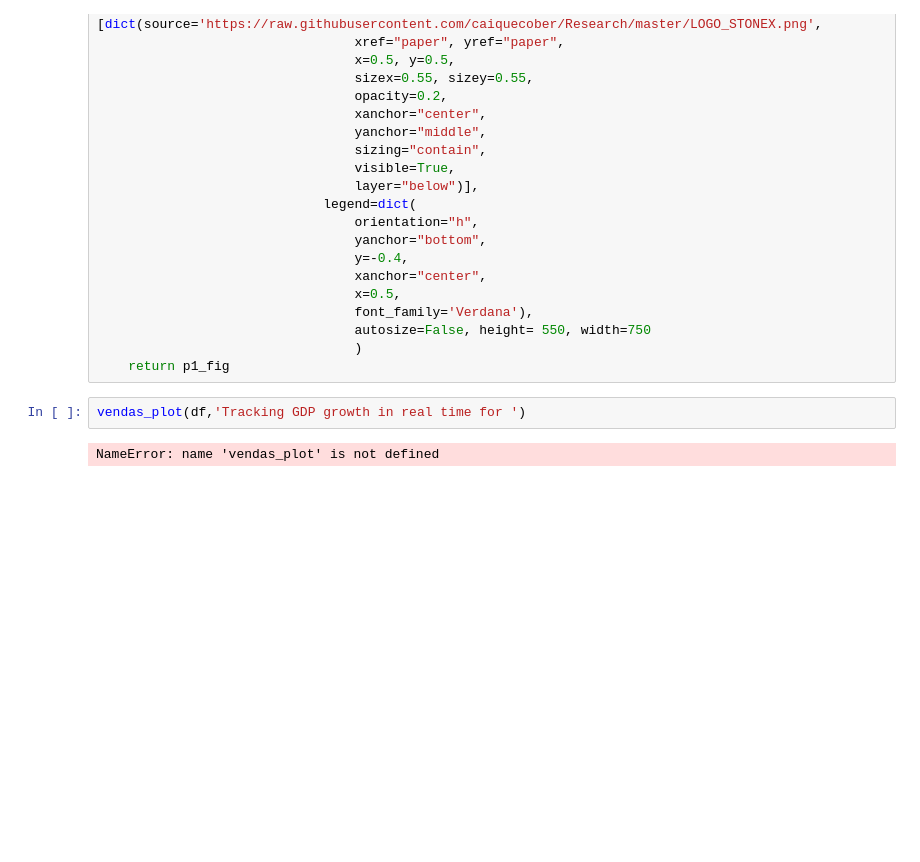
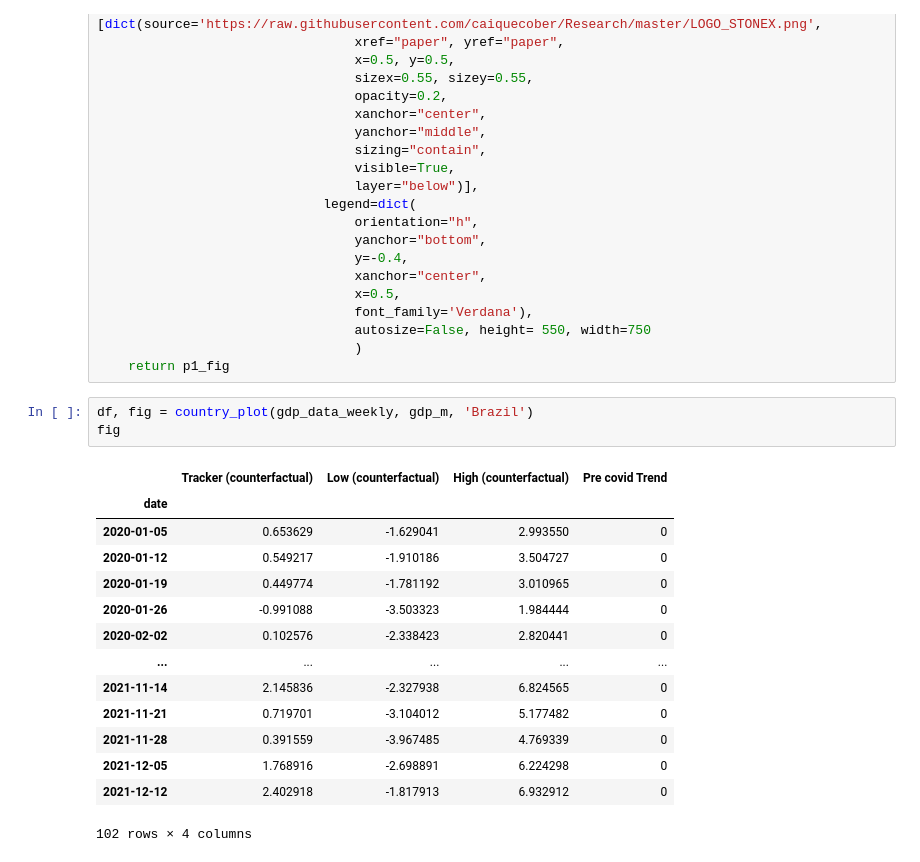
Before and after one commit to caiquecober/DEV_PYTREND_GDP, a Jupyter notebook: DEV_Pytrend_GDP.ipynb, the cells around one changed output. Saved outputs shown, nothing was run; the diff lists cells and outputs as text; blank space fills up the shorter version.

```diff
--- a/DEV_Pytrend_GDP.ipynb
+++ b/DEV_Pytrend_GDP.ipynb
@@ -160,7 +156,21 @@ def weekly_plot(df, df2,produto):
                                  autosize=False, height= 550, width=750
                                  )
     return p1_fig
-# %%
-vendas_plot(df,'Tracking GDP growth in real time for ')
-# %% [output]
-NameError: name 'vendas_plot' is not defined
+# %%
+df, fig = country_plot(gdp_data_weekly, gdp_m, 'Brazil')
+fig
+# %% [output]
+|  | Tracker (counterfactual) | Low (counterfactual) | High (counterfactual) | Pre covid Trend |
+| date |  |  |  |  |
+| 2020-01-05 | 0.653629 | -1.629041 | 2.993550 | 0 |
+| 2020-01-12 | 0.549217 | -1.910186 | 3.504727 | 0 |
+| 2020-01-19 | 0.449774 | -1.781192 | 3.010965 | 0 |
+| 2020-01-26 | -0.991088 | -3.503323 | 1.984444 | 0 |
+| 2020-02-02 | 0.102576 | -2.338423 | 2.820441 | 0 |
+| ... | ... | ... | ... | ... |
+| 2021-11-14 | 2.145836 | -2.327938 | 6.824565 | 0 |
+| 2021-11-21 | 0.719701 | -3.104012 | 5.177482 | 0 |
+| 2021-11-28 | 0.391559 | -3.967485 | 4.769339 | 0 |
+| 2021-12-05 | 1.768916 | -2.698891 | 6.224298 | 0 |
+| 2021-12-12 | 2.402918 | -1.817913 | 6.932912 | 0 |
+102 rows × 4 columns
```
Also changed, not shown: parts of 2 cells of this notebook, 1 other file.
